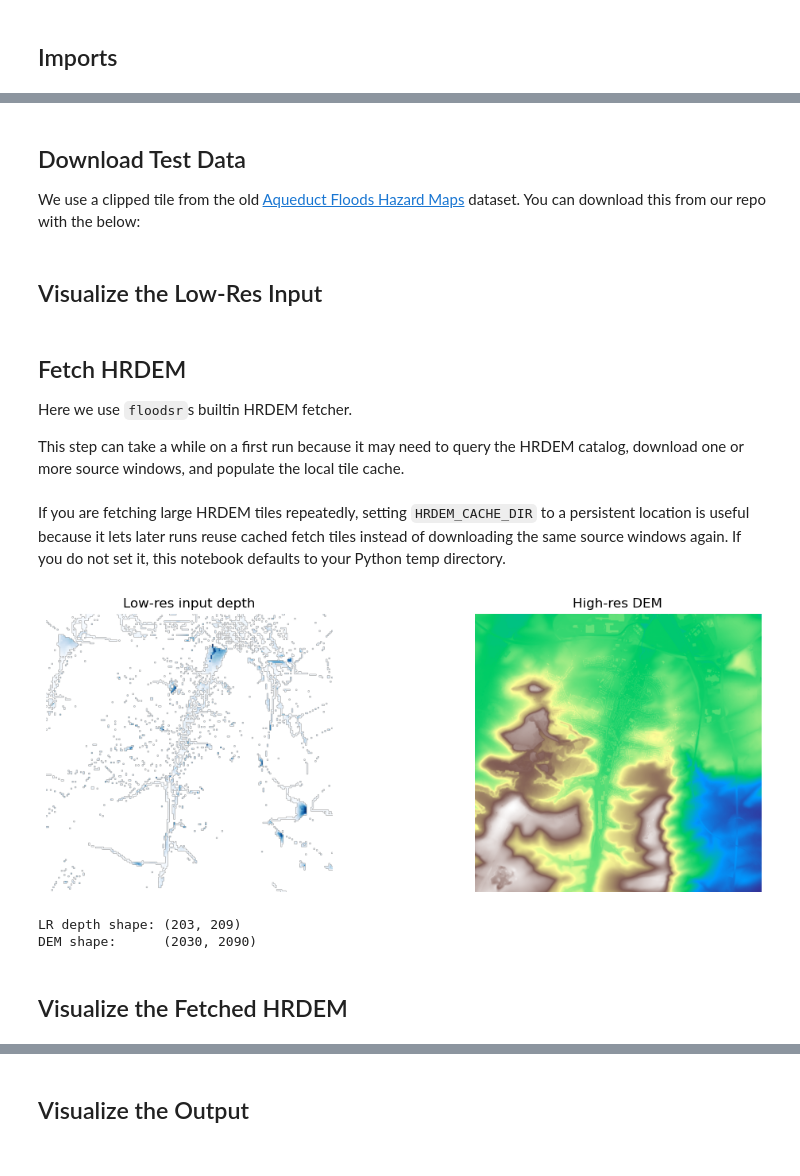
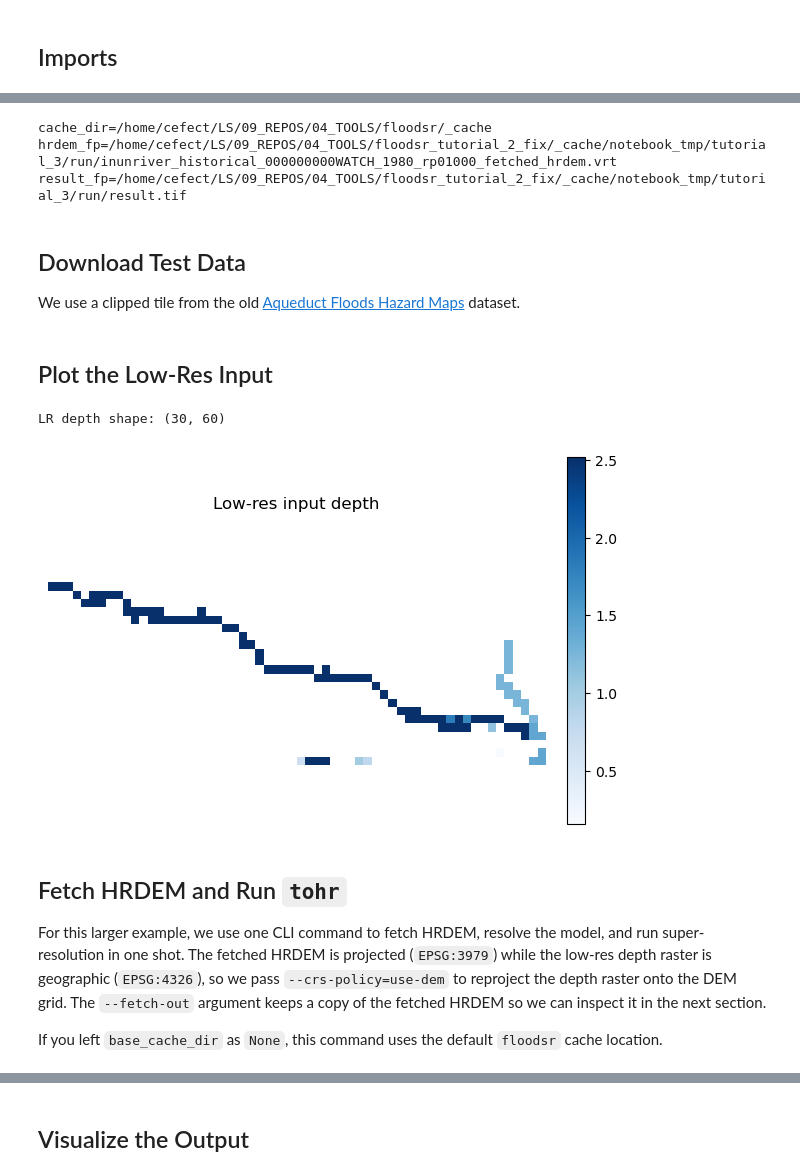
Before and after one commit to cefect/floodsr, a Jupyter notebook: docs/user/notebooks/tutorial_3.ipynb, the cells around one changed output, grey strips where cells are left out. Cells and saved outputs as stored; diff of their text form; code cells hidden in the pictures.

```diff
--- a/docs/user/notebooks/tutorial_3.ipynb
+++ b/docs/user/notebooks/tutorial_3.ipynb
@@ -80,8 +63,29 @@ INFO:tutorial_3:logging to /workspace/tutorial_3.log
+# %%
+# Edit this cell if you want to override the default cache behavior.
+base_cache_dir = os.getenv("FLOODSR_SHARED_CACHE_DIR")
+if base_cache_dir is not None:
+    base_cache_dir = Path(base_cache_dir).expanduser().resolve()
+    base_cache_dir.mkdir(parents=True, exist_ok=True)
+
+lowres_name = "inunriver_historical_000000000WATCH_1980_rp01000.tif"
+lowres_fp = Path(lowres_name).resolve()
+hrdem_fp = Path(f"{Path(lowres_name).stem}_fetched_hrdem.vrt").resolve()
+result_fp = Path("result.tif").resolve()
+
+if base_cache_dir is None:
+    print("cache_dir=None -> floodsr will use its default platform cache")
+else:
+    print(f"cache_dir={base_cache_dir}")
+print(f"hrdem_fp={hrdem_fp}")
+print(f"result_fp={result_fp}")
+# %% [output]
+cache_dir=/home/cefect/LS/09_REPOS/04_TOOLS/floodsr/_cache
+hrdem_fp=/home/cefect/LS/09_REPOS/04_TOOLS/floodsr_tutorial_2_fix/_cache/notebook_tmp/tutorial_3/run/inunriver_historical_000000000WATCH_1980_rp01000_fetched_hrdem.vrt
+result_fp=/home/cefect/LS/09_REPOS/04_TOOLS/floodsr_tutorial_2_fix/_cache/notebook_tmp/tutorial_3/run/result.tif
 # %% [markdown]
 ## Download Test Data
 
 We use a clipped tile from the old [Aqueduct Floods Hazard Maps](https://wri-projects.s3.amazonaws.com/AqueductFloodTool/download/v2/index.html) dataset.
-You can download this from our repo with the below:
 # %%
 urlretrieve(
     "https://github.com/cefect/floodsr/releases/download/v0.0.9/inunriver_historical_000000000WATCH_1980_rp01000.tif",
@@ -91,23 +94,20 @@ lowres_fp = Path("inunriver_historical_000000000WATCH_1980_rp01000.tif").resolve
 assert lowres_fp.is_file(), f"could not find {lowres_fp}"
 # %% [markdown]
-## Visualize the Low-Res Input
+## Plot the Low-Res Input
 # %%
 with rasterio.open(lowres_fp) as src:
     lowres = src.read(1).astype(float)
     if src.nodata is not None:
         lowres[lowres == src.nodata] = np.nan
 
 plt.figure(figsize=(6, 4))
-plt.imshow(np.where(lowres > 0, lowres, np.nan), cmap="Blues")
+im = plt.imshow(np.where(lowres > 0, lowres, np.nan), cmap="Blues")
+plt.colorbar(im, fraction=0.046, pad=0.04)
 plt.title("Low-res input depth")
 plt.axis("off")
 plt.tight_layout()
-plt.show()
 
 print(f"LR depth shape: {lowres.shape}")
+# %% [output]
+LR depth shape: (30, 60)
+[figure, added]
-# %% [markdown]
-## Fetch HRDEM
-
-Here we use `floodsr`s builtin HRDEM fetcher.
-
-This step can take a while on a first run because it may need to query the HRDEM catalog, download one or more source windows, and populate the local tile cache.
@@ -117,2 +113,0 @@ hrdem_fp = Path(f"{lowres_fp.stem}_fetched_hrdem.vrt").resolve()
-# %% [markdown]
-If you are fetching large HRDEM tiles repeatedly, setting `HRDEM_CACHE_DIR` to a persistent location is useful because it lets later runs reuse cached fetch tiles instead of downloading the same source windows again. If you do not set it, this notebook defaults to your Python temp directory.
@@ -121,22 +114,8 @@ hrdem_cache_dir = Path(os.getenv("HRDEM_CACHE_DIR", tempfile.gettempdir())).expa
-# %%
-from floodsr.dem_sources.hrdem_mosaic import main_fetch_hrdem_for_lowres_tile
-
-
-hrdem_result = main_fetch_hrdem_for_lowres_tile(
-    depth_lr_fp=lowres_fp,
-    output_fp=hrdem_fp,
-    cache_dir=hrdem_cache_dir,
-    force_tiling=True,
-    show_progress=True,
-    logger=logger,
-    use_cache=True,
-)
-hrdem_fp = Path(hrdem_result.dem_fp).expanduser().resolve()
-print(f"HRDEM cache dir: {hrdem_cache_dir}")
-print(f"HRDEM path:     {hrdem_fp}")
-# %% [output]
-[figure, removed]
-LR depth shape: (203, 209)
-DEM shape:      (2030, 2090)
-# %% [markdown]
-## Visualize the Fetched HRDEM
+# %% [markdown]
+## Fetch HRDEM and Run `tohr`
+
+For this larger example, we use one CLI command to fetch HRDEM, resolve the model, and run super-resolution in one shot.
+The fetched HRDEM is projected (`EPSG:3979`) while the low-res depth raster is geographic (`EPSG:4326`), so we pass `--crs-policy=use-dem` to reproject the depth raster onto the DEM grid.
+The `--fetch-out` argument keeps a copy of the fetched HRDEM so we can inspect it in the next section.
+
+If you left `base_cache_dir` as `None`, this command uses the default `floodsr` cache location.
```
Also changed, not shown: parts of 26 cells of this notebook, 2 other files.
